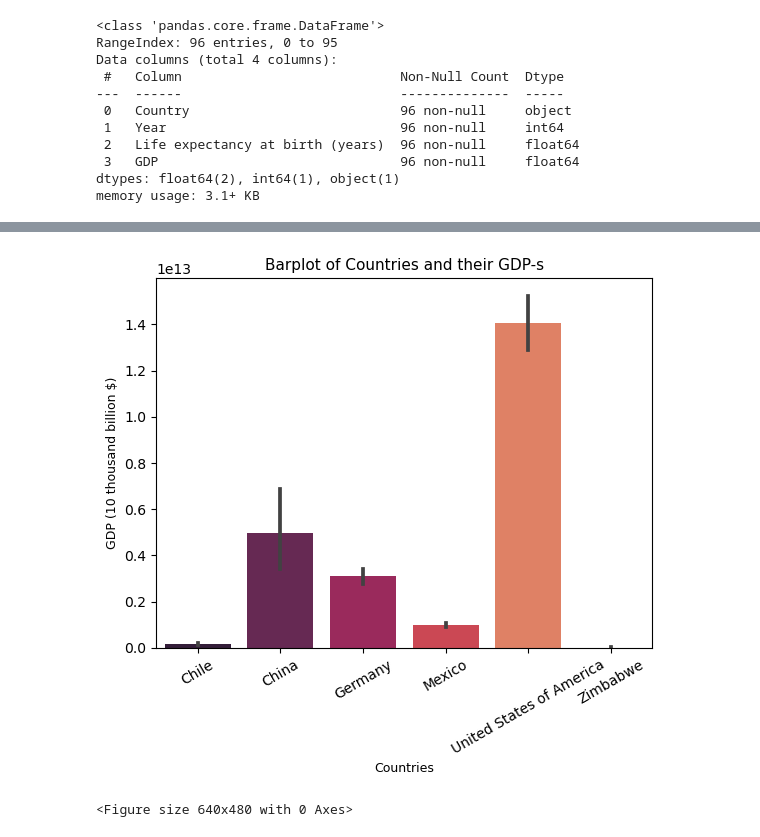
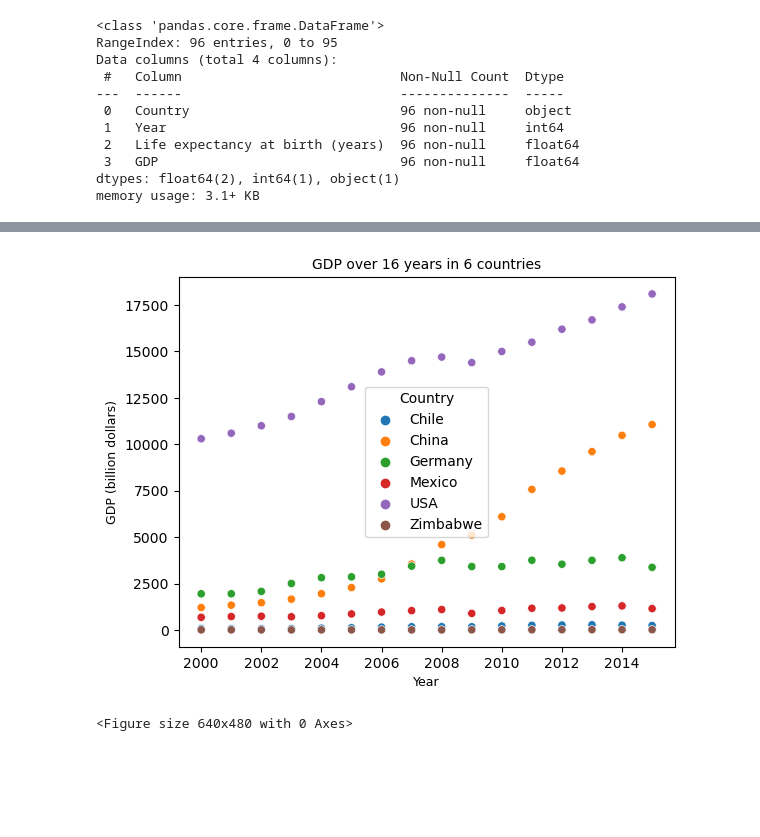
Before and after one commit to LiZoMark841619/GDP_Life_expectancy, a Jupyter notebook: Project/Life-Expectancy-and-GDP-Starter/life_expectancy_gdp.ipynb, the cells around one changed output, grey strips where cells are left out. Drawn from its saved outputs; the diff is of its cells as text; code cells hidden in the pictures; blank space fills up the shorter version.

```diff
--- a/Project/Life-Expectancy-and-GDP-Starter/life_expectancy_gdp.ipynb
+++ b/Project/Life-Expectancy-and-GDP-Starter/life_expectancy_gdp.ipynb
@@ -31,6 +32,8 @@ dtypes: float64(2), int64(1), object(1)
 memory usage: 3.1+ KB
 # %%
 data.columns = ['Country', 'Year', 'Life_expectancy', 'GDP']
+# %%
+data.GDP = data.GDP/1000000000
 # %%
 data.head()
 # %% [output]
@@ -43 +50,3 @@ data.head()
+# %%
+data.Country.replace('United States of America', 'USA', inplace=True)
 # %%
@@ -74,11 +109,10 @@ Name: Country, Length: 96, dtype: object
 # %%
-sns.barplot(x='Country', y='GDP', data=data, palette='rocket')
-plt.title('Barplot of Countries and their GDP-s', fontsize=11)
-plt.xticks(rotation=30)
-plt.xlabel('Countries', fontsize=9)
-plt.ylabel('GDP (10 thousand billion $)', fontsize=9)
+sns.scatterplot(x='Year', y='GDP', hue='Country', data=data)
+plt.title(f'GDP over {data.Year.nunique()} years in {data.Country.nunique()} countries', fontsize=10)
+plt.xlabel('Year', fontsize=9)
+plt.ylabel('GDP (billion dollars)', fontsize=9)
 plt.show()
 plt.clf()
 # %% [output]
-[figure, old version]
+[figure, new version]
 <Figure size 640x480 with 0 Axes>
```
Also changed, not shown: parts of 24 cells of this notebook.
